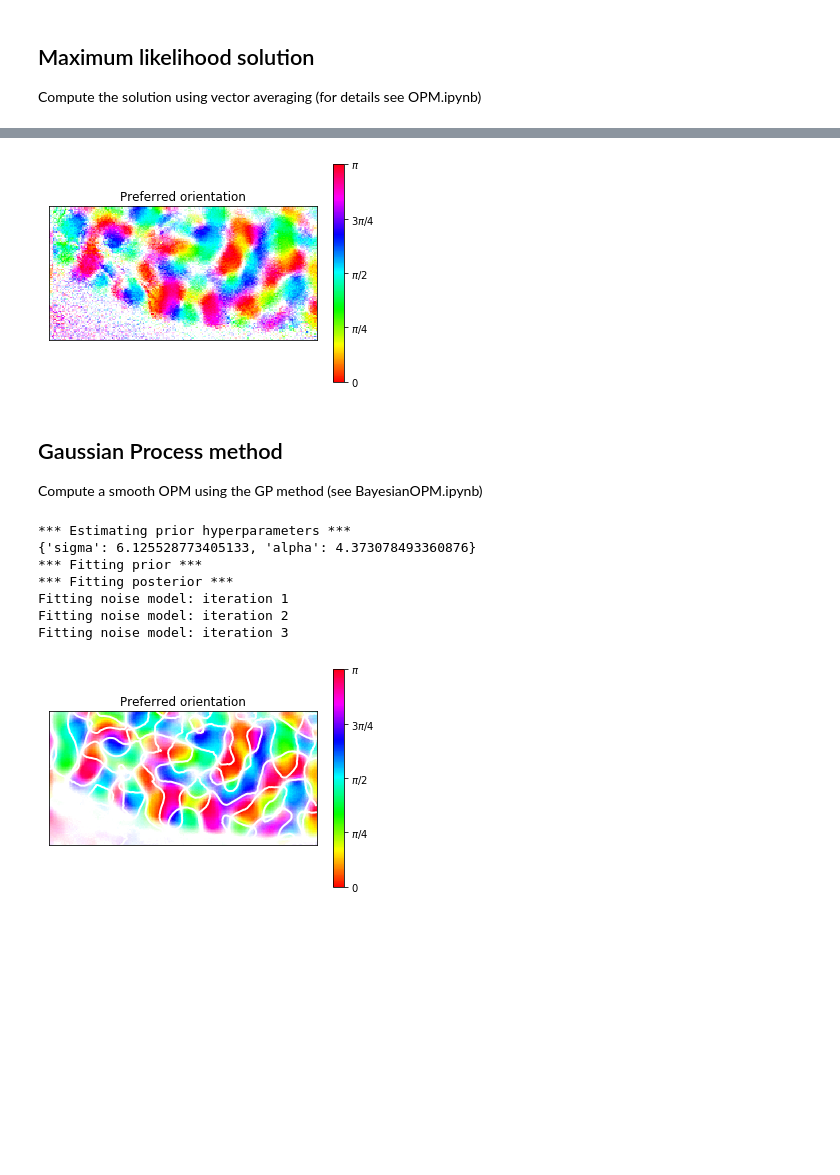
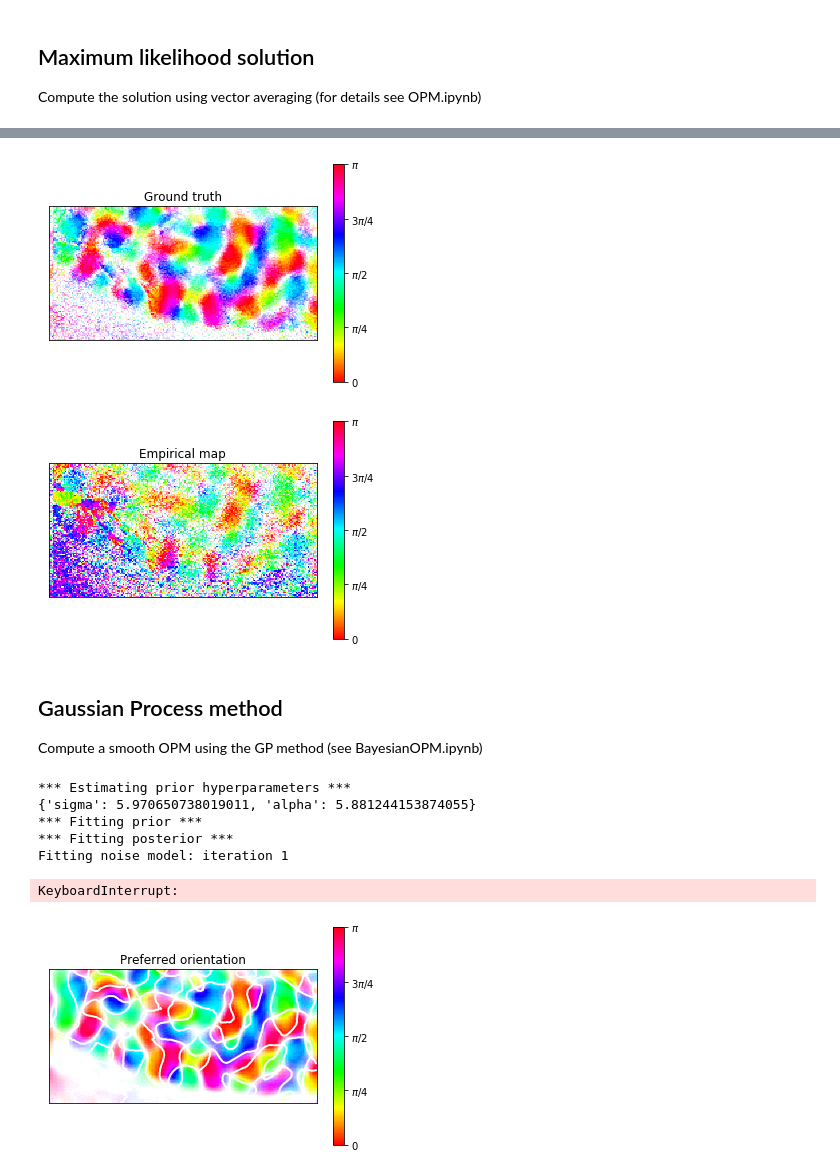
Before and after one commit to mackelab/gp-maps-python, a Jupyter notebook: FerretData.ipynb, the cells around one changed output, grey strips where cells are left out. Drawn from its saved outputs; the diff is of its cells as text; code cells hidden in the pictures; blank space fills up the shorter version.

```diff
--- a/FerretData.ipynb
+++ b/FerretData.ipynb
@@ -24,6 +26,13 @@ print(R.shape)
 # downsample image
 #R = R[:,:,::2,::2]
 
+# use 95% of the data as the "ground truth"
+# and 5% of the data as real data
+idx = np.array([False for i in range(100)])
+idx[np.arange(100)[np.random.choice(100, size=5, replace=False)]] = True
+R_gt = R[:,~idx,:,:]
+R = R[:,idx,:,:]
+
 size = R.shape[2:]
 n = size[0] * size[1]
 R.shape
@@ -47,6 +56,6 @@ from opm.response import create_stimuli
 # %%
 angles = [i * np.pi / 4 for i in range(4)]*2
 
-V = create_stimuli([1.], angles, 100)
+V = create_stimuli([1.], angles, 5)
 V.shape
 # %% [output]
@@ -57,8 +63,18 @@ m_hat = m[0] + 1j * m[1]
+# %%
+m_gt = calculate_map(R_gt, create_stimuli([1.], angles, 95))
+m_gt = m_gt[0] + 1j * m_gt[1]
+
+m_hat = calculate_map(R, V)
+m_hat = m_hat[0] + 1j * m_hat[1]
 # %%
-plot_opm(m_hat, pinwheels=False, shade=True, rmax=80)
+plot_opm(m_gt, pinwheels=False, shade=True, rmax=80, title='Ground truth')
 plt.show()
+
+plot_opm(m_hat, pinwheels=False, shade=True, rmax=80, title='Empirical map')
+plt.show()
 # %% [output]
-[figure, old version]
+[figure, new version]
+[figure, added]
 # %% [markdown]
 ## Gaussian Process method
 Compute a smooth OPM using the GP method (see BayesianOPM.ipynb)
@@ -69,13 +85,12 @@ gp = GaussianProcessOPM(size=R.shape[2:], prior_method='icd', prior_rank=1600)
 # %%
-mu_post = gp.fit(stimuli=V, responses=R, noise='factoran', verbose=True, noise_kwargs={'iterations':3, 'q':2})
+mu_post = gp.fit(stimuli=V, responses=R, noise='factoran', verbose=True, noise_kwargs={'iterations':3, 'q':1})
 # %% [output]
 *** Estimating prior hyperparameters ***
-{'sigma': 6.125528773405133, 'alpha': 4.373078493360876}
+{'sigma': 5.970650738019011, 'alpha': 5.881244153874055}
 *** Fitting prior ***
 *** Fitting posterior ***
 Fitting noise model: iteration 1
-Fitting noise model: iteration 2
-Fitting noise model: iteration 3
+KeyboardInterrupt:
 # %%
 gp.save(fname='pkl/ferret_full.pkl')
 # %%
```
Also changed, not shown: parts of 8 cells of this notebook.
